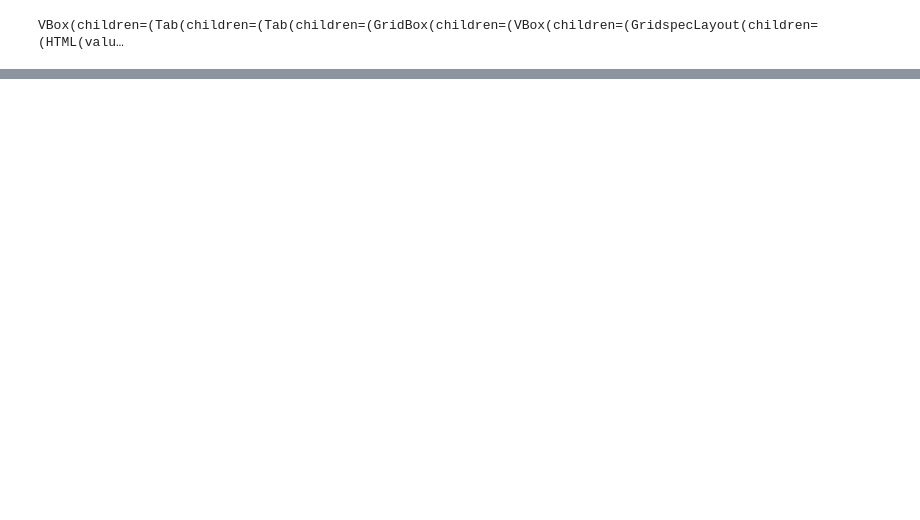
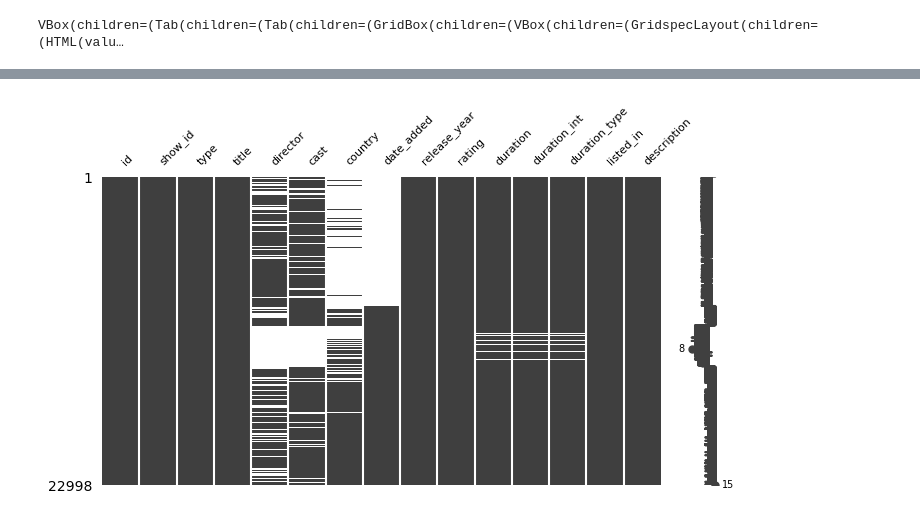
Before and after one commit to jpradas1/A_Model_Recommendation, a Jupyter notebook: notebooks/EDA.ipynb, the cells around one changed output, grey strips where cells are left out. Cells and saved outputs as stored; diff of their text form; code cells hidden in the pictures; blank space fills up the shorter version.

```diff
--- a/notebooks/EDA.ipynb
+++ b/notebooks/EDA.ipynb
@@ -49,0 +97,5 @@ profile_movies.to_notebook_iframe()
+# %%
+msno.matrix(df_movies, figsize=(8,4), fontsize=)
+plt.show()
+# %% [output]
+[figure, added]
```
Also changed, not shown: parts of 10 cells of this notebook, 2 other files.
